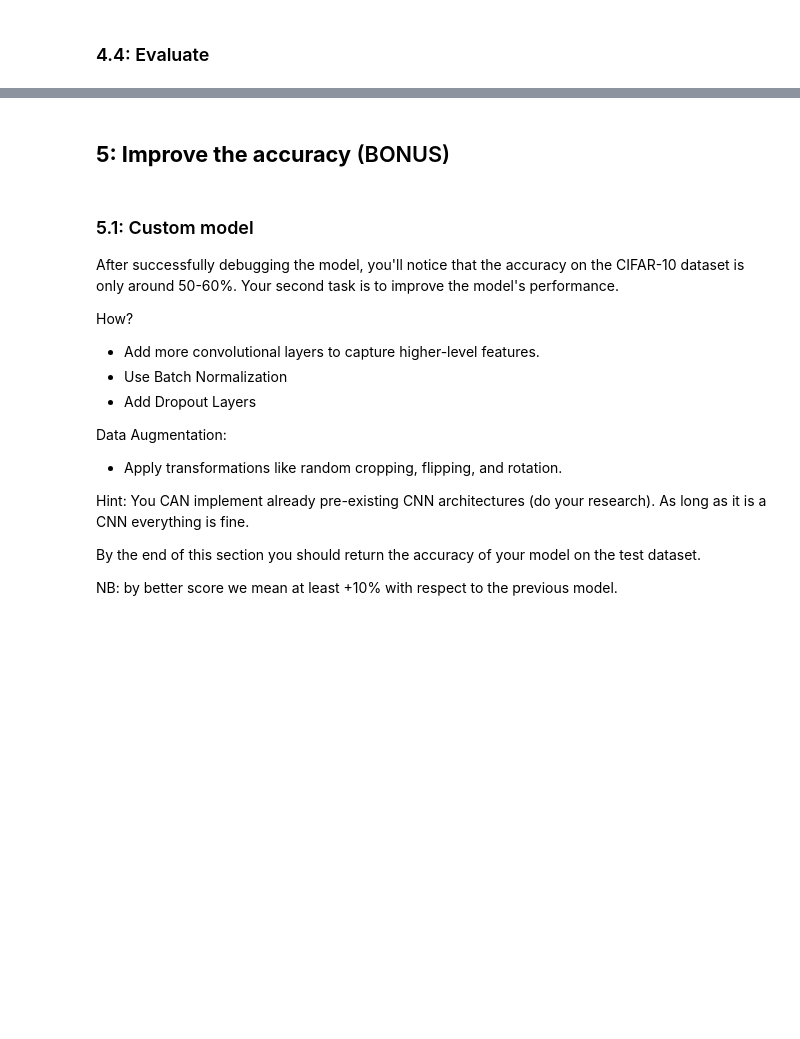
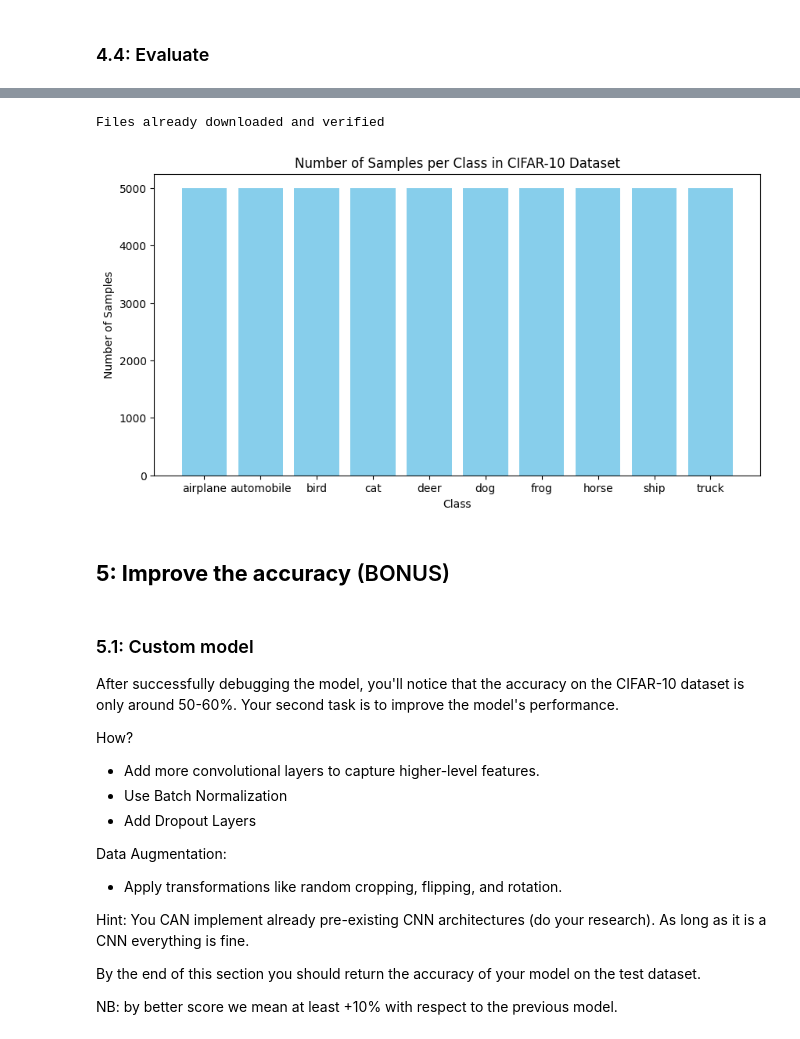
Before and after one commit to lorenzo-arcioni/Computer-Science-Sapienza, a Jupyter notebook: Foundation of Data Science/Homework02/HW2.ipynb, the cells around one changed output, grey strips where cells are left out. Saved outputs shown, nothing was run; the diff lists cells and outputs as text; code cells hidden in the pictures; blank space fills up the shorter version.

```diff
--- a/Foundation of Data Science/Homework02/HW2.ipynb
+++ b/Foundation of Data Science/Homework02/HW2.ipynb
@@ -1294,12 +1312,12 @@ for epoch in range(num_epochs):
     #####################################################
 
     # Calculate average loss for the training epoch
-    avg_train_loss = _
+    avg_train_loss = running_loss / total_batches
     train_losses.append(avg_train_loss)
 
     # Calculate training accuracy
-    y_pred = _
-    train_accuracy = _
+    y_pred = torch.max(outputs.data, 1)[1]
+    train_accuracy = (y_pred == labels).sum().item() / labels.size(0)
     train_accuracies.append(train_accuracy)
 
     #####################################################
@@ -1336,11 +1354,11 @@ for epoch in range(num_epochs):
     #####################################################
 
     # Calculate average loss for the validation epoch
-    avg_val_loss = _
+    avg_val_loss = val_running_loss / len(val_loader)
     val_losses.append(avg_val_loss)
 
     # Calculate validation accuracy
-    val_accuracy = _
+    val_accuracy = correct / total
     val_accuracies.append(val_accuracy)
 
     #####################################################
@@ -1396,4 +1436,27 @@ print(f'Accuracy on the test images: {100 * correct / total:.2f}%')
 -------------------------------------------------------
+# %%
+import matplotlib.pyplot as plt
+from torchvision import datasets, transforms
+from collections import Counter
+
+# Load the CIFAR-10 dataset with only basic transformations (no resizing)
+transform = transforms.ToTensor()
+train_dataset = datasets.CIFAR10(root='./data', train=True, download=True, transform=transform)
+
+# Count samples in each class
+class_counts = Counter(train_dataset.targets)
+classes = train_dataset.classes  # Get class names
+
+# Plot the number of samples per class
+plt.figure(figsize=(10, 5))
+plt.bar(classes, [class_counts[i] for i in range(10)], color='skyblue')
+plt.xlabel('Class')
+plt.ylabel('Number of Samples')
+plt.title('Number of Samples per Class in CIFAR-10 Dataset')
+plt.show()
+# %% [output]
+Files already downloaded and verified
+[figure, added]
 # %% [markdown]
 ## **5: Improve the accuracy** (BONUS)
 # %% [markdown]
```
Also changed, not shown: parts of 16 cells of this notebook, 5 other files.
